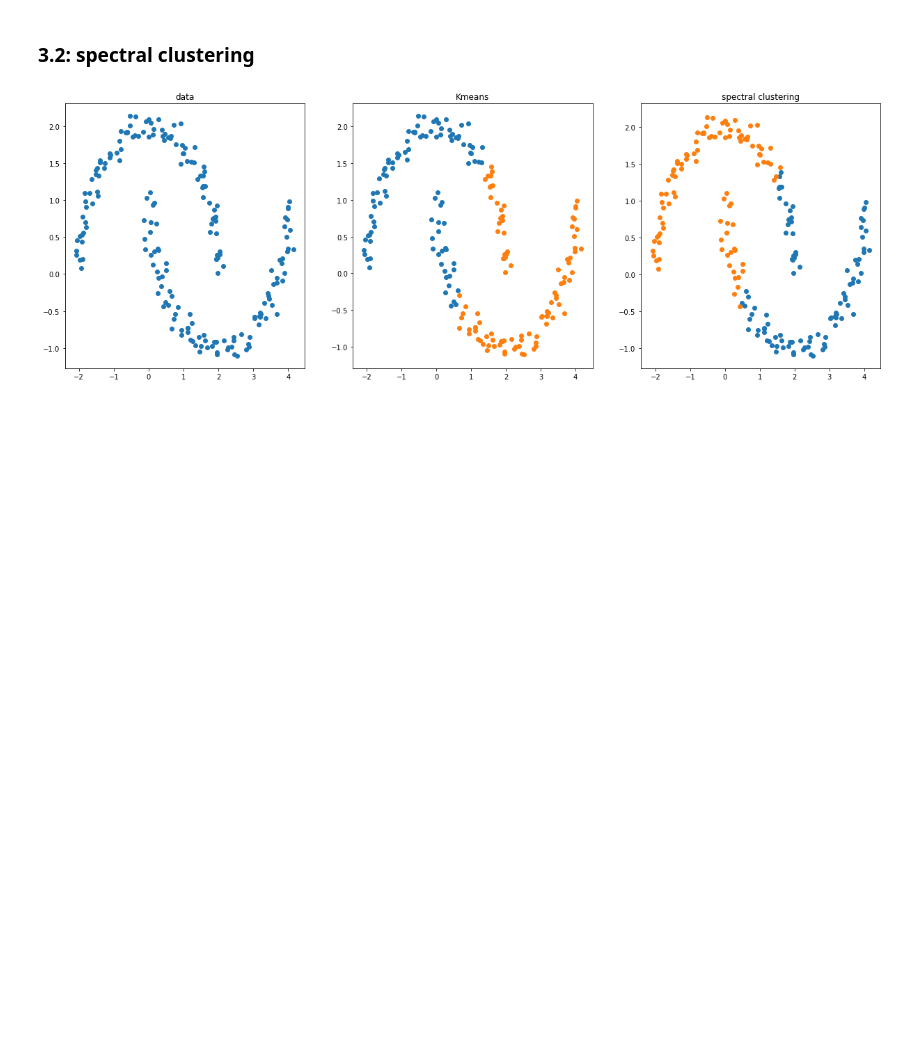
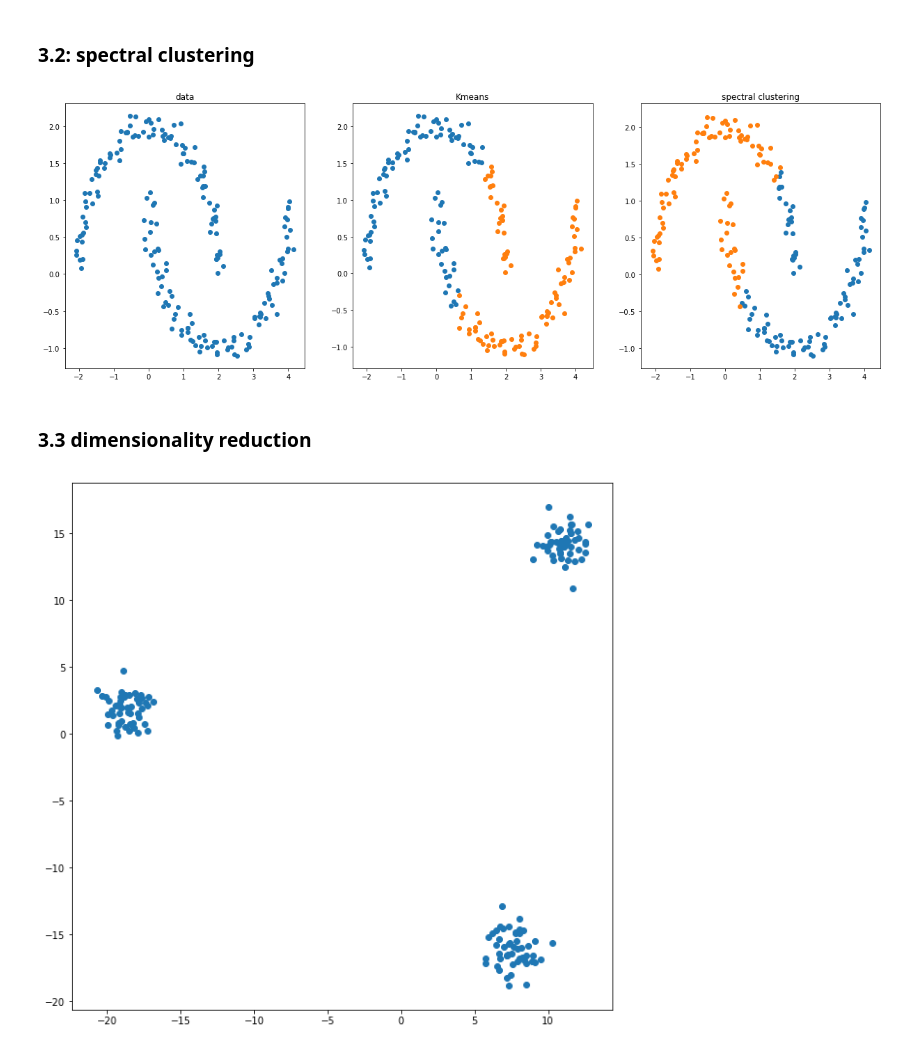
Before and after one commit to jutanke/bit_projects, a Jupyter notebook: project3/project3.ipynb, the cells around one changed output. Saved outputs shown, nothing was run; the diff lists cells and outputs as text; code cells hidden in the pictures; blank space fills up the shorter version.

```diff
--- a/project3/project3.ipynb
+++ b/project3/project3.ipynb
@@ -229,3 +229,41 @@ plot_algorithm(fig.add_subplot(133), data, labels_sc, 'spectral clustering')
 plt.show()
 # %% [output]
 [figure]
+# %% [markdown]
+### 3.3 dimensionality reduction
+# %%
+%matplotlib inline
+import numpy as np
+from numpy.random import randint
+from numpy import genfromtxt
+import matplotlib.pyplot as plt
+import numpy.linalg as la
+import sys
+from time import time
+import scipy
+import sklearn.metrics as mt
+
+X = genfromtxt('data-dimred-X.csv', delimiter=',', dtype=np.float32)
+y = genfromtxt('data-dimred-y.csv', delimiter=',', dtype=np.float32)
+
+mu = np.mean(X, axis=1)
+
+X = X - np.expand_dims(mu, 1)
+
+Cov = X @ X.T
+
+w, V = la.eig(Cov)
+u1 = V[:,np.argmax(w)]
+w[np.argmax(w)] = sys.float_info.min
+u2 = V[:,np.argmax(w)]
+
+U = np.array([u1, u2])
+
+X_hat = U @ X
+
+fig = plt.figure(figsize=(10, 10))
+fig.add_subplot(111).scatter(X_hat[0], X_hat[1])
+
+plt.show()
+# %% [output]
+[figure, added]
```
